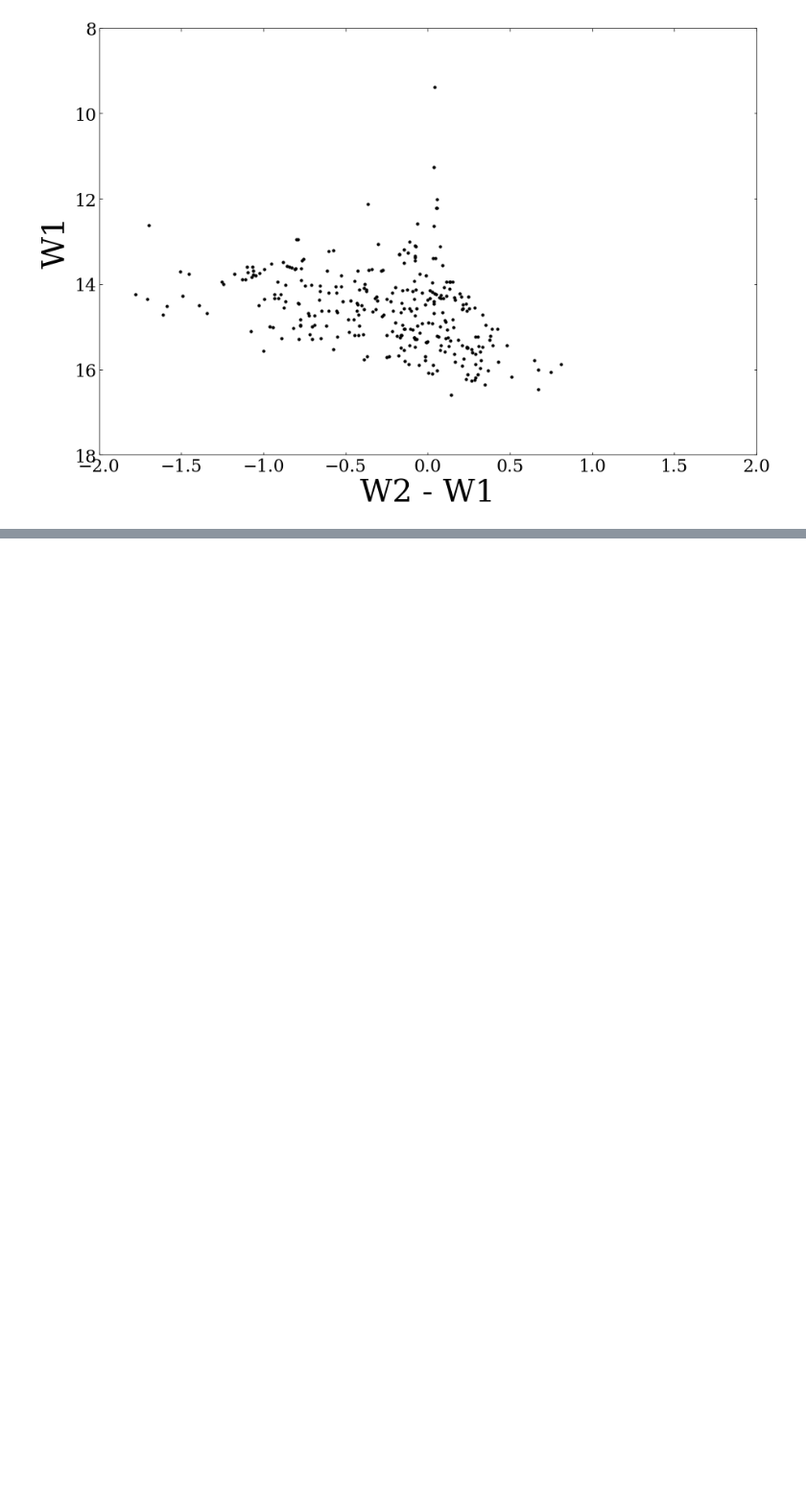
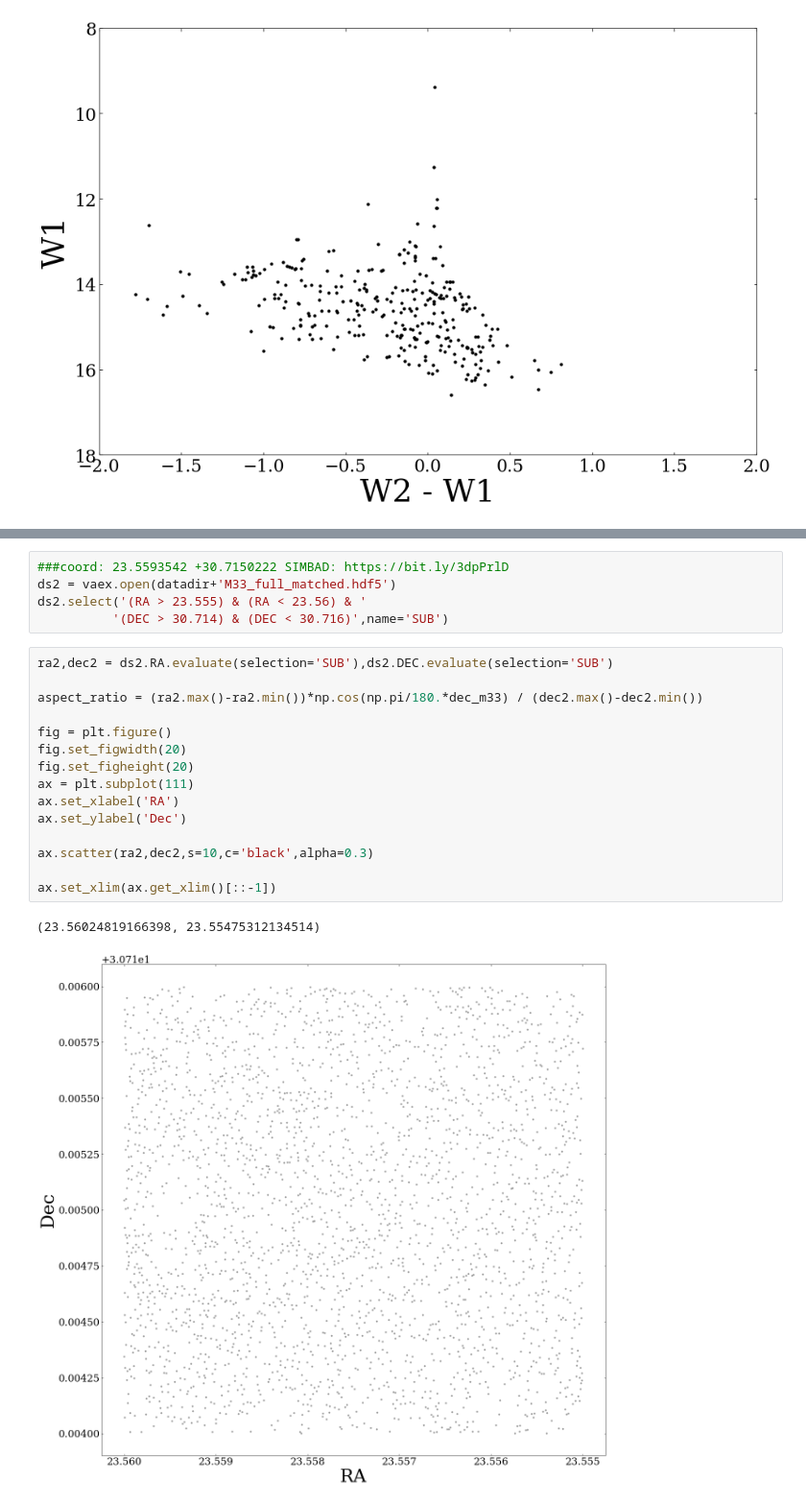
Before and after one commit to tmsandford/M33_Matching, a Jupyter notebook: M33_Matching_Exploration.ipynb, the cells around one changed output, grey strips where cells are left out. Shown at 96% size. Saved outputs shown, nothing was run; the diff lists cells and outputs as text; blank space fills up the shorter version.

```diff
--- a/M33_Matching_Exploration.ipynb
+++ b/M33_Matching_Exploration.ipynb
@@ -399,0 +423,23 @@ ax.set_ylim(ax.get_ylim()[::-1])
+# %%
+###coord: 23.5593542 +30.7150222 SIMBAD: https://bit.ly/3dpPrlD
+ds2 = vaex.open(datadir+'M33_full_matched.hdf5')
+ds2.select('(RA > 23.555) & (RA < 23.56) & '
+          '(DEC > 30.714) & (DEC < 30.716)',name='SUB')
+# %%
+ra2,dec2 = ds2.RA.evaluate(selection='SUB'),ds2.DEC.evaluate(selection='SUB')
+
+aspect_ratio = (ra2.max()-ra2.min())*np.cos(np.pi/180.*dec_m33) / (dec2.max()-dec2.min())
+
+fig = plt.figure()
+fig.set_figwidth(20)
+fig.set_figheight(20)
+ax = plt.subplot(111)
+ax.set_xlabel('RA')
+ax.set_ylabel('Dec')
+
+ax.scatter(ra2,dec2,s=10,c='black',alpha=0.3)
+
+ax.set_xlim(ax.get_xlim()[::-1])
+# %% [output]
+(23.56024819166398, 23.55475312134514)
+[figure, added]
```
Also changed, not shown: parts of 6 cells of this notebook.
